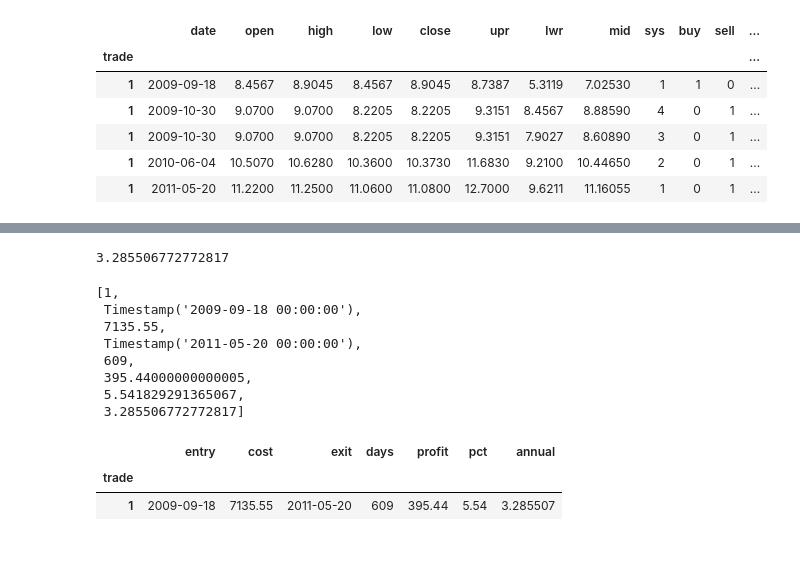
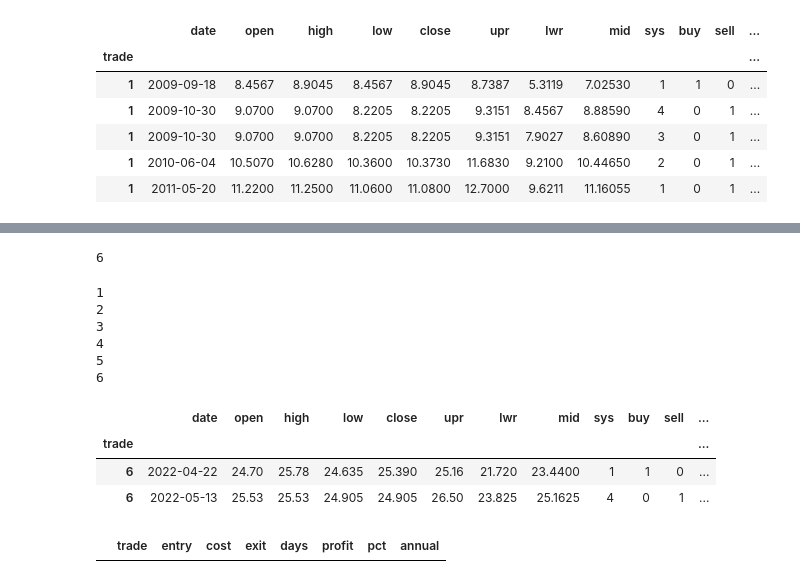
Before and after one commit to SwedishChef01/vigilant-journey, a Jupyter notebook: Donchian2.ipynb, the cells around one changed output, grey strips where cells are left out. Drawn from its saved outputs; the diff is of its cells as text; code cells hidden in the pictures; blank space fills up the shorter version.

```diff
--- a/Donchian2.ipynb
+++ b/Donchian2.ipynb
@@ -114,6 +114,9 @@ td['value'] = np.where(td.exit == 1, ((td.close * td.shares) - td.charges).round
 # Profit.
 td['profit'] = np.where(td.exit == 1, td.value - td.cost, 0)
 
+# Cumulative profit.
+td['cum_profit'] = td.profit.cumsum()
+
 # Percentage return.
 td['pct'] = np.where(td.exit == 1, ((td.profit / td.cost) * 100).round(1), 0)
 
@@ -203,28 +181,33 @@ pct
-# %%
-# td['annual'] = ((np.power(1 + td.profit / td.cost, (365 / td.days)) - 1) * 100).round(1)
-annual = ((1 + pct / 100) ** (365 / days) - 1) * 100
-annual
-# %% [output]
-3.285506772772817
-# %%
-td1_list = [trade, entry, cost, exit, days, profit, pct, annual]
-td1_list
-# %% [output]
-[1,
- Timestamp('2009-09-18 00:00:00'),
- 7135.55,
- Timestamp('2011-05-20 00:00:00'),
- 609,
- 395.44000000000005,
- 5.541829291365067,
- 3.285506772772817]
 # %%
-df = pd.DataFrame(data=[td1_list], columns=['trade', 'entry', 'cost', 'exit', 'days', 'profit', 'pct', 'annual'])
-df = df.set_index('trade')
-df.pct = df.pct.round(2)
-df.annual.round(2)
-df
+# frame = pd.DataFrame(data=[td1_list], columns=['trade', 'entry', 'cost', 'exit', 'days', 'profit', 'pct', 'annual'])
+# frame = frame.set_index('trade')
+# frame = frame.round(2)
+# frame
-# %% [output]
-|  | entry | cost | exit | days | profit | pct | annual |
-| trade |  |  |  |  |  |  |  |
-| 1 | 2009-09-18 | 7135.55 | 2011-05-20 | 609 | 395.44 | 5.54 | 3.285507 |
+# %%
+td.index.max()
+# %% [output]
+6
+# %%
+for i in range(td.index.max()):
+    print(i + 1)
+# %% [output]
+1
+2
+3
+4
+5
+6
+# %%
+for i in range(td.index.max()):
+    df = td.loc[i + 1]
+df
+# %% [output]
+|  | date | open | high | low | close | upr | lwr | mid | sys | buy | sell | ... |
+| trade |  |  |  |  |  |  |  |  |  |  |  | ... |
+| 6 | 2022-04-22 | 24.70 | 25.78 | 24.635 | 25.390 | 25.16 | 21.720 | 23.4400 | 1 | 1 | 0 | ... |
+| 6 | 2022-05-13 | 25.53 | 25.53 | 24.905 | 24.905 | 26.50 | 23.825 | 25.1625 | 4 | 0 | 1 | ... |
+# %%
+frame = pd.DataFrame(columns=['trade', 'entry', 'cost', 'exit', 'days', 'profit', 'pct', 'annual'])
+frame
+# %% [output]
+|  | trade | entry | cost | exit | days | profit | pct | annual |
```
Also changed, not shown: parts of 9 cells of this notebook, 1 other file.
